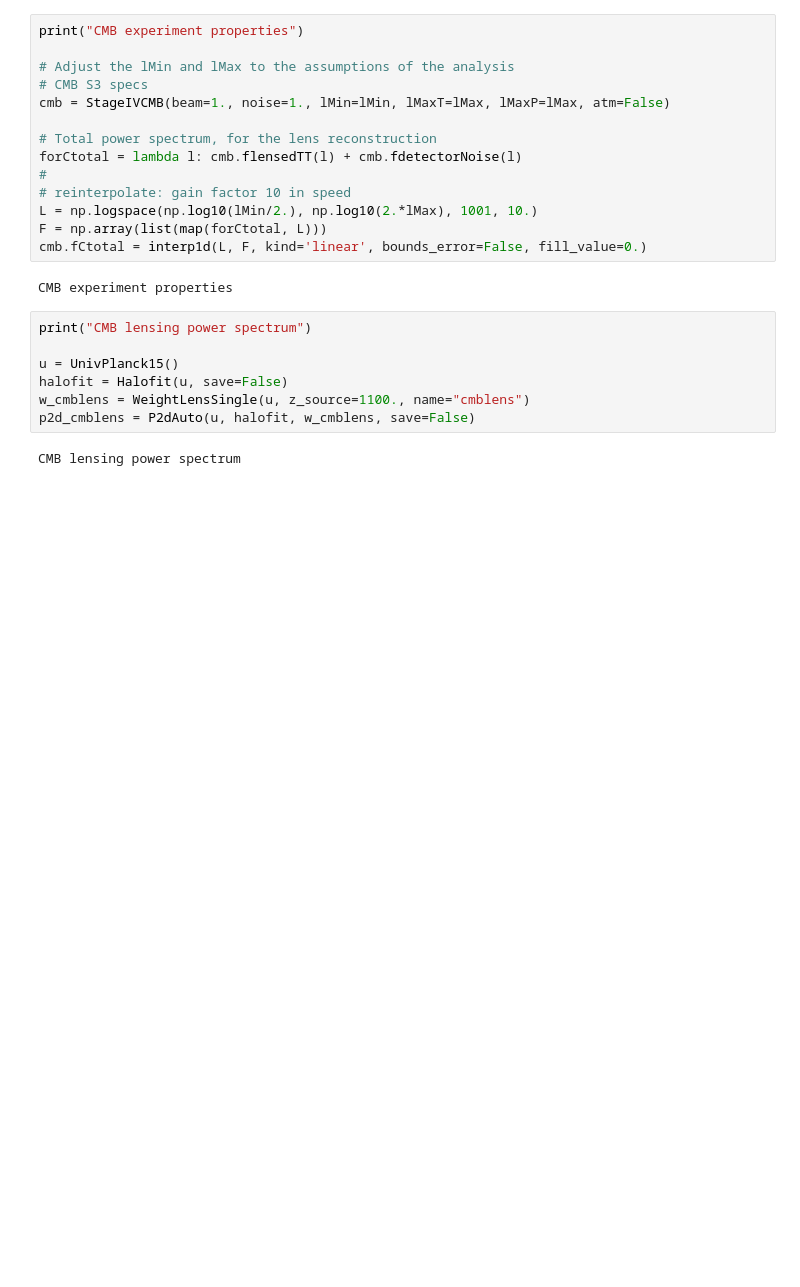
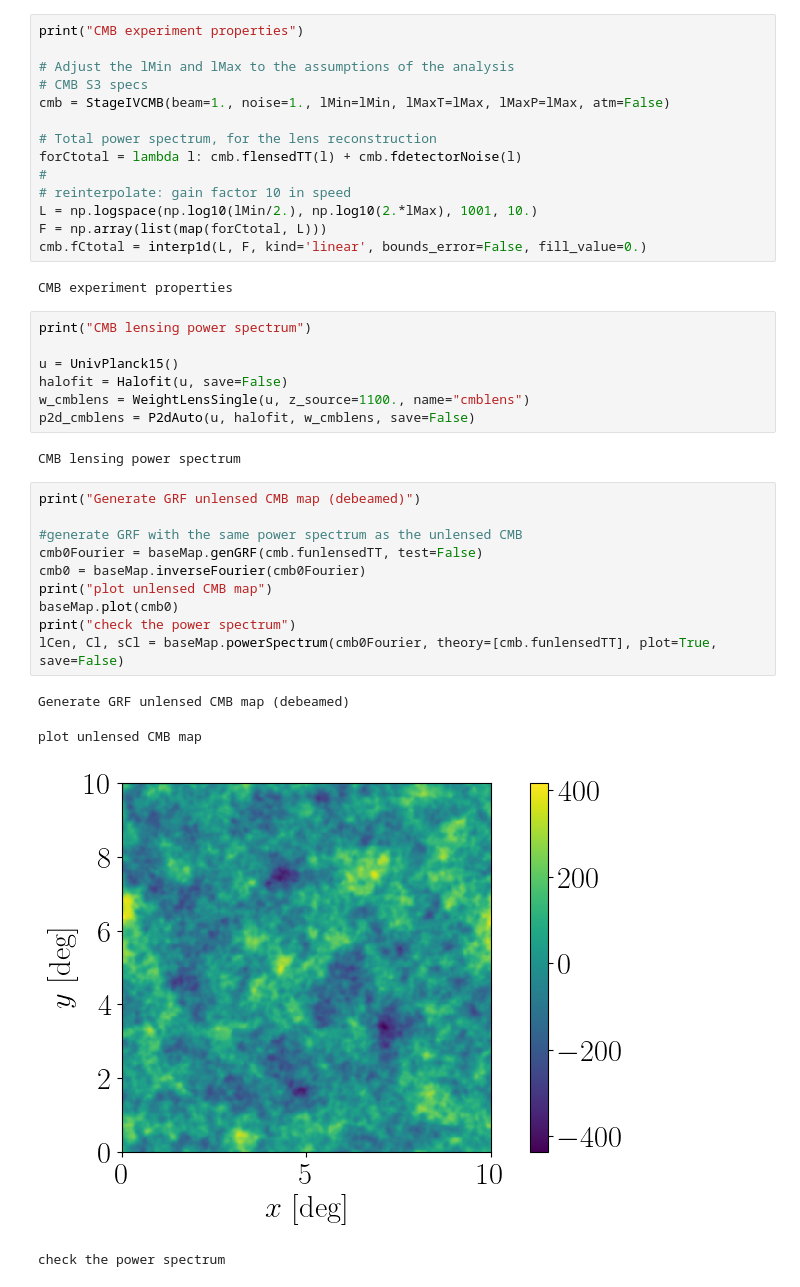
Before and after one commit to EmmanuelSchaan/LensQuEst, a Jupyter notebook: dev/scratch.ipynb, the cells around one changed output. Cells and saved outputs as stored; diff of their text form; blank space fills up the shorter version.

```diff
--- a/dev/scratch.ipynb
+++ b/dev/scratch.ipynb
@@ -59,3 +59,18 @@ w_cmblens = WeightLensSingle(u, z_source=1100., name="cmblens")
 p2d_cmblens = P2dAuto(u, halofit, w_cmblens, save=False)
 # %% [output]
 CMB lensing power spectrum
+# %%
+print("Generate GRF unlensed CMB map (debeamed)")
+
+#generate GRF with the same power spectrum as the unlensed CMB
+cmb0Fourier = baseMap.genGRF(cmb.funlensedTT, test=False)
+cmb0 = baseMap.inverseFourier(cmb0Fourier)
+print("plot unlensed CMB map")
+baseMap.plot(cmb0)
+print("check the power spectrum")
+lCen, Cl, sCl = baseMap.powerSpectrum(cmb0Fourier, theory=[cmb.funlensedTT], plot=True, save=False)
+# %% [output]
+Generate GRF unlensed CMB map (debeamed)
+plot unlensed CMB map
+[figure, added]
+check the power spectrum
```
Also changed, not shown: parts of 8 cells of this notebook, 5 other files.
